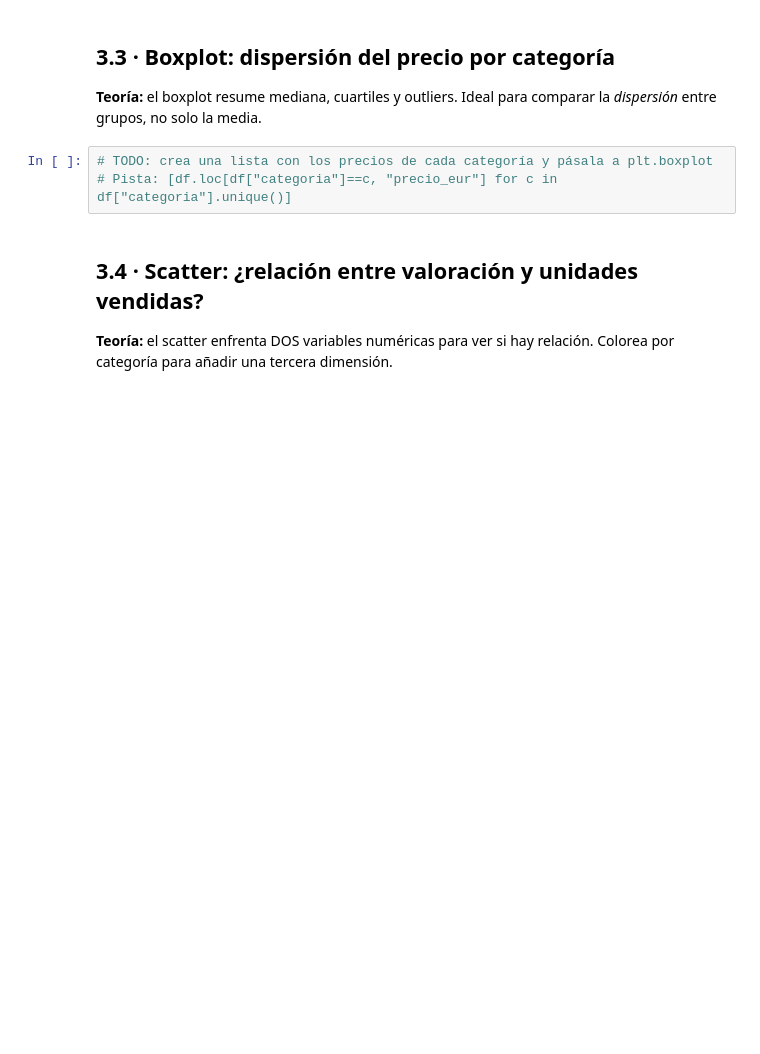
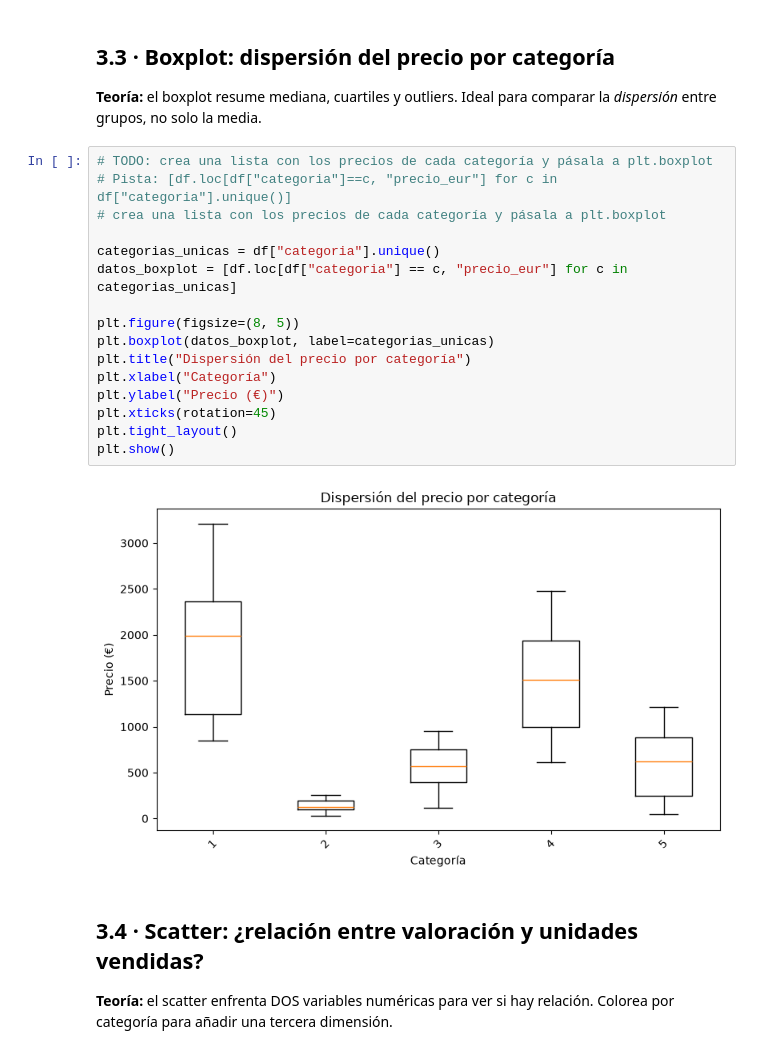
Before and after one commit to crusader-Reb0rn123/Reto_DatogamiJR_1, a Jupyter notebook: reto_tecnostore.ipynb, the cells around one changed output. Saved outputs shown, nothing was run; the diff lists cells and outputs as text; blank space fills up the shorter version.

```diff
--- a/reto_tecnostore.ipynb
+++ b/reto_tecnostore.ipynb
@@ -401,6 +507,21 @@ comparar la *dispersión* entre grupos, no solo la media.
 # %%
 # TODO: crea una lista con los precios de cada categoría y pásala a plt.boxplot
 # Pista: [df.loc[df["categoria"]==c, "precio_eur"] for c in df["categoria"].unique()]
+# crea una lista con los precios de cada categoría y pásala a plt.boxplot
+
+categorias_unicas = df["categoria"].unique()
+datos_boxplot = [df.loc[df["categoria"] == c, "precio_eur"] for c in categorias_unicas]
+
+plt.figure(figsize=(8, 5))
+plt.boxplot(datos_boxplot, label=categorias_unicas)
+plt.title("Dispersión del precio por categoría")
+plt.xlabel("Categoría")
+plt.ylabel("Precio (€)")
+plt.xticks(rotation=45)
+plt.tight_layout()
+plt.show()
+# %% [output]
+[figure, added]
 # %% [markdown]
 ## 3.4 · Scatter: ¿relación entre valoración y unidades vendidas?
 
```
Also changed, not shown: parts of 10 cells of this notebook.
